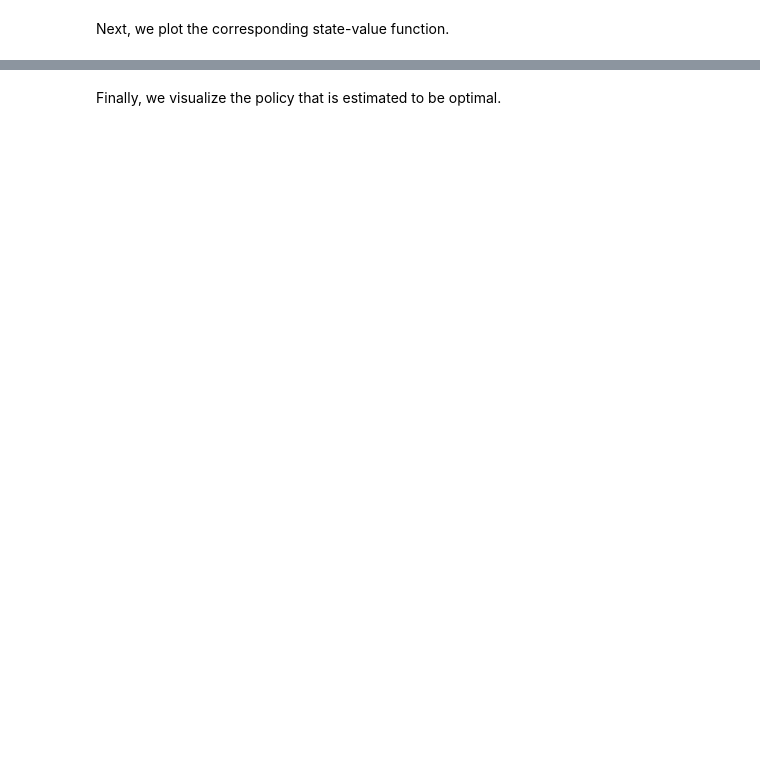
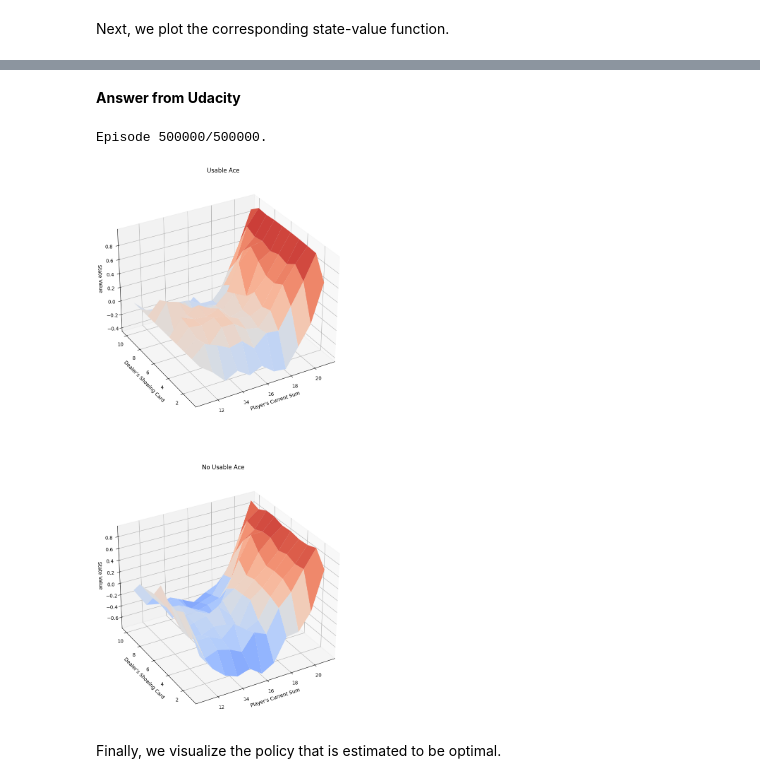
Before and after one commit to kimsooyoung/deep-reinforcement-learning-gymnasium, a Jupyter notebook: monte-carlo/Monte_Carlo.ipynb, the cells around one changed output, grey strips where cells are left out. Cells and saved outputs as stored; diff of their text form; code cells hidden in the pictures; blank space fills up the shorter version.

```diff
--- a/monte-carlo/Monte_Carlo.ipynb
+++ b/monte-carlo/Monte_Carlo.ipynb
@@ -344,3 +433,49 @@ plot_blackjack_values(V)
+# %% [markdown]
+**Answer from Udacity**
+# %%
+def update_Q(env, episode, Q, alpha, gamma):
+    """ updates the action-value function estimate using the most recent episode """
+    states, actions, rewards = zip(*episode)
+    # prepare for discounting
+    discounts = np.array([gamma**i for i in range(len(rewards)+1)])
+    for i, state in enumerate(states):
+        old_Q = Q[state][actions[i]]
+        Q[state][actions[i]] = old_Q + alpha*(sum(rewards[i:]*discounts[:-(1+i)]) - old_Q)
+    return Q
+
+def mc_control(env, num_episodes, alpha, gamma=1.0, eps_start=1.0, eps_decay=.99999, eps_min=0.05):
+    nA = env.action_space.n
+    # initialize empty dictionary of arrays
+    Q = defaultdict(lambda: np.zeros(nA))
+    epsilon = eps_start
+    # loop over episodes
+    for i_episode in range(1, num_episodes+1):
+        # monitor progress
+        if i_episode % 1000 == 0:
+            print("\rEpisode {}/{}.".format(i_episode, num_episodes), end="")
+            sys.stdout.flush()
+        # set the value of epsilon
+        epsilon = max(epsilon*eps_decay, eps_min)
+        # generate an episode by following epsilon-greedy policy
+        episode = generate_episode_from_constant_alpha(env, Q, epsilon)
+        # update the action-value function estimate using the episode
+        Q = update_Q(env, episode, Q, alpha, gamma)
+    # determine the policy corresponding to the final action-value function estimate
+    policy = dict((k,np.argmax(v)) for k, v in Q.items())
+    return policy, Q
+# %%
+# obtain the estimated optimal policy and action-value function
+env = gym.make('Blackjack-v1')
+policy, Q = mc_control(env, 500000, 0.02)
+
+# obtain the corresponding state-value function
+V = dict((k,np.max(v)) for k, v in Q.items())
+
+# plot the state-value function
+plot_blackjack_values(V)
+# %% [output]
+Episode 500000/500000.
+[figure, added]
 # %% [markdown]
 Finally, we visualize the policy that is estimated to be optimal.
 # %%
```
Also changed, not shown: parts of 17 cells of this notebook.
